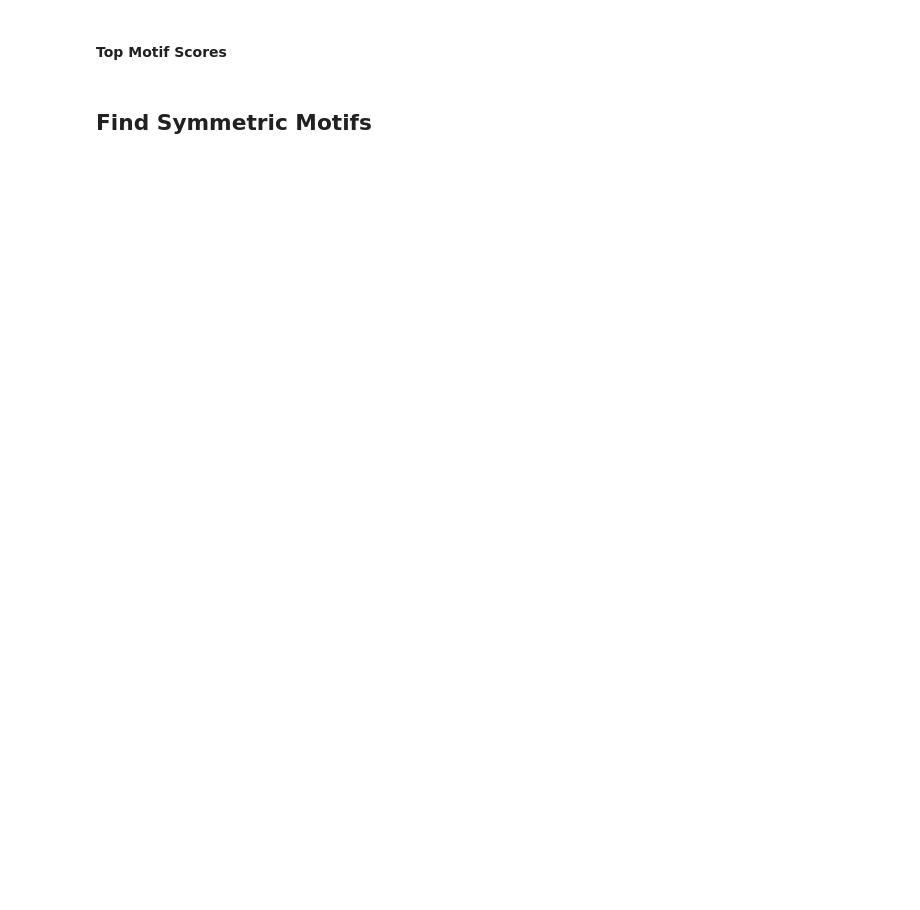
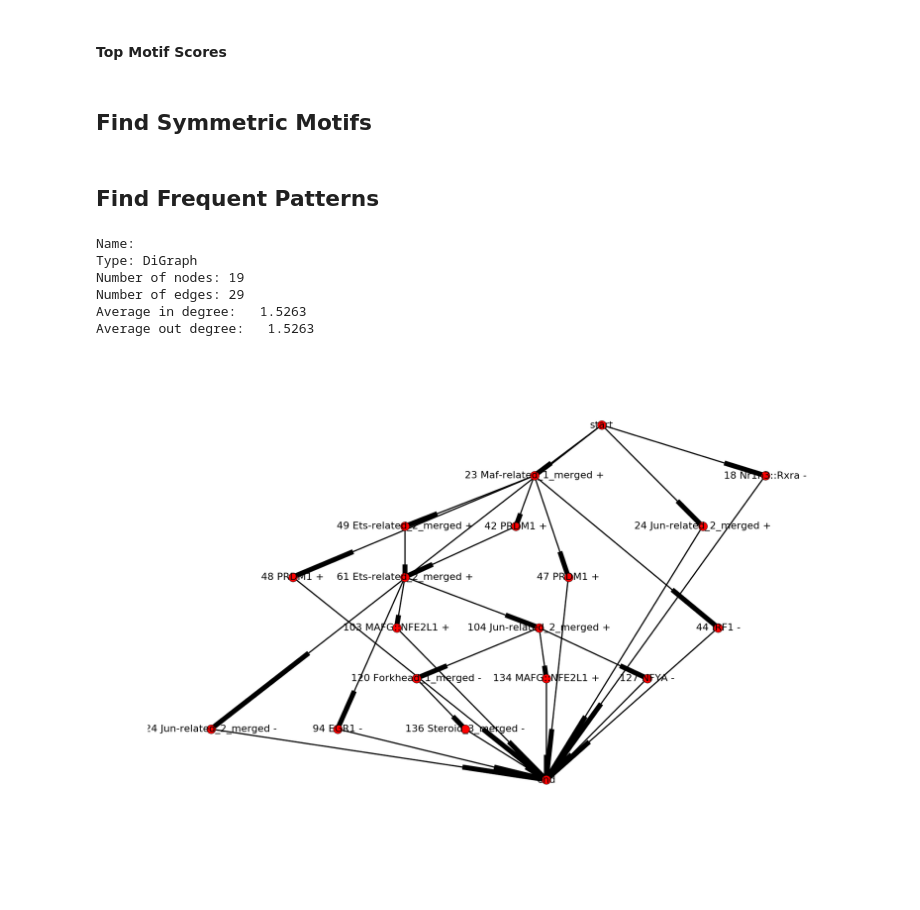
Before and after one commit to jenhantao/ipython-notebooks, a Jupyter notebook: Signal Level Analysis.ipynb, the cells around one changed output. Cells and saved outputs as stored; diff of their text form; code cells hidden in the pictures; blank space fills up the shorter version.

Commit message:
finding frequent pattern code complete

```diff
--- a/Signal Level Analysis.ipynb
+++ b/Signal Level Analysis.ipynb
@@ -630,3 +1014,52 @@ for motif in sorted(motif_score_dict.keys()):
     mean_pearsons.append(mean_pearson)
     motif_symmetryPearson_dict[motif] = mean_pearson
 symmetric_motifs = [x for x in motif_symmetryPearson_dict if motif_symmetryPearson_dict[x] > 0.8]
+# %% [markdown]
+## Find Frequent Patterns
+# %%
+id_motifScore_forward_dict = {}
+for i in range(len(id_list)):
+    current_id = id_list[i]
+    current_dict = {}
+    for motif in motifs_to_include:
+        if motif in motif_score_dict:
+            current_dict[motif] = motif_score_dict[motif][i]
+    id_motifScore_forward_dict[current_id] = current_dict
+# %%
+id_motifScore_reverse_dict = {}
+for i in range(len(id_list)):
+    current_id = id_list[i]
+    current_dict = {}
+    for motif in motifs_to_include:
+        if motif in motif_score_rc_dict:
+            current_dict[motif] = motif_score_rc_dict[motif][i]
+    id_motifScore_reverse_dict[current_id] = current_dict
+# %%
+index = 1
+seq_array = sequence_array_list[index]
+forward_score_dict = id_motifScore_forward_dict[id_list[index]]
+reverse_score_dict = id_motifScore_reverse_dict[id_list[index]]
+graph, paths, paths_nodata = calc_multi_motif_sequence(seq_array,
+                              forward_score_dict,
+                              reverse_score_dict,
+                              motif_size_dict,
+                              score_threshold = 5,
+                              distance_threshold = 200,
+                              symmetric_motifs = symmetric_motifs
+                             )
+print(nx.info(graph))
+# %% [output]
+Name:
+Type: DiGraph
+Number of nodes: 19
+Number of edges: 29
+Average in degree:   1.5263
+Average out degree:   1.5263
+# %%
+nx.draw(graph,
+        node_size=50,
+        with_labels=True,
+        font_size = 8,
+        pos=graphviz_layout(graph, prog = 'dot'))
+# %% [output]
+[figure, added]
```
Also changed, not shown: parts of 22 cells of this notebook.
